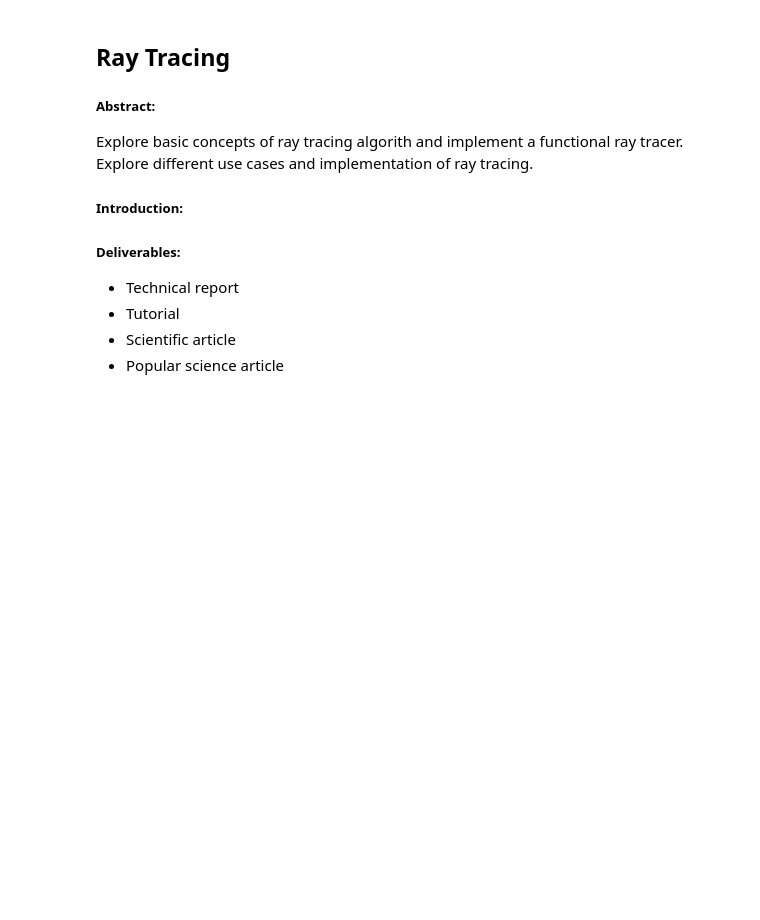
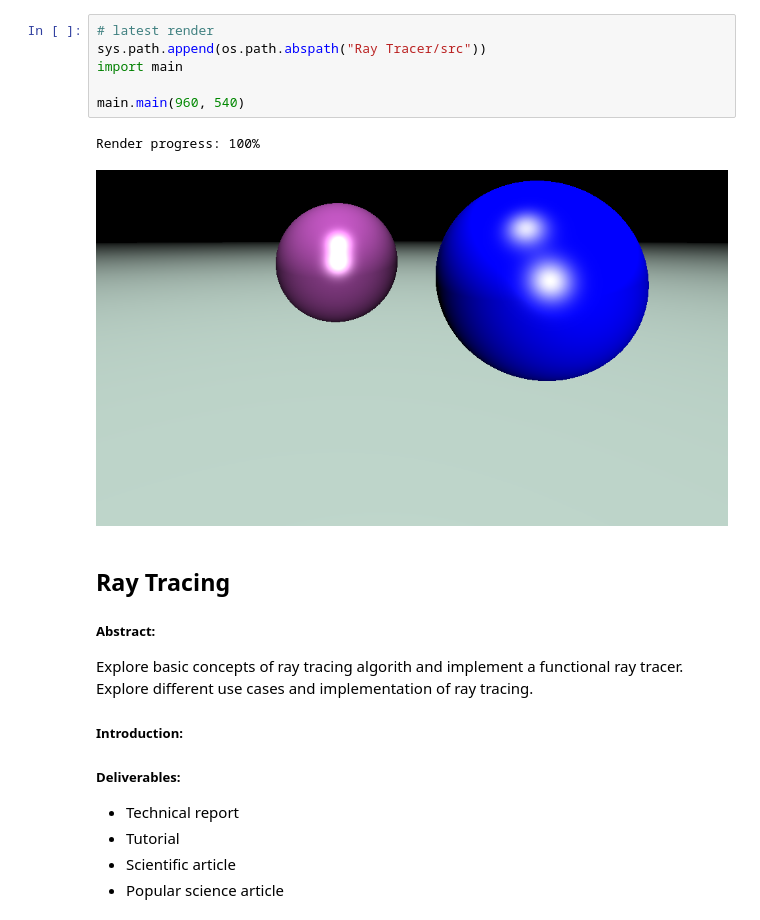
Before and after one commit to nikolayzhechev/Ray-Tracing-Algorithm-and-Ray-Tracer, a Jupyter notebook: Notes.ipynb, the cells around one changed output. Cells and saved outputs as stored; diff of their text form; blank space fills up the shorter version.

Commit message:
Engine and docus work + render multiple spheres

```diff
--- a/Notes.ipynb
+++ b/Notes.ipynb
@@ -10,3 +23,12 @@ from mpl_toolkits.mplot3d.art3d import Poly3DCollection
+# %%
+# latest render
+sys.path.append(os.path.abspath("Ray Tracer/src"))
+import main
+
+main.main(960, 540)
+# %% [output]
+Render progress: 100%
+[figure, added]
 # %% [markdown]
 ## Ray Tracing
 
```
Also changed, not shown: parts of 16 cells of this notebook, 15 other files.
